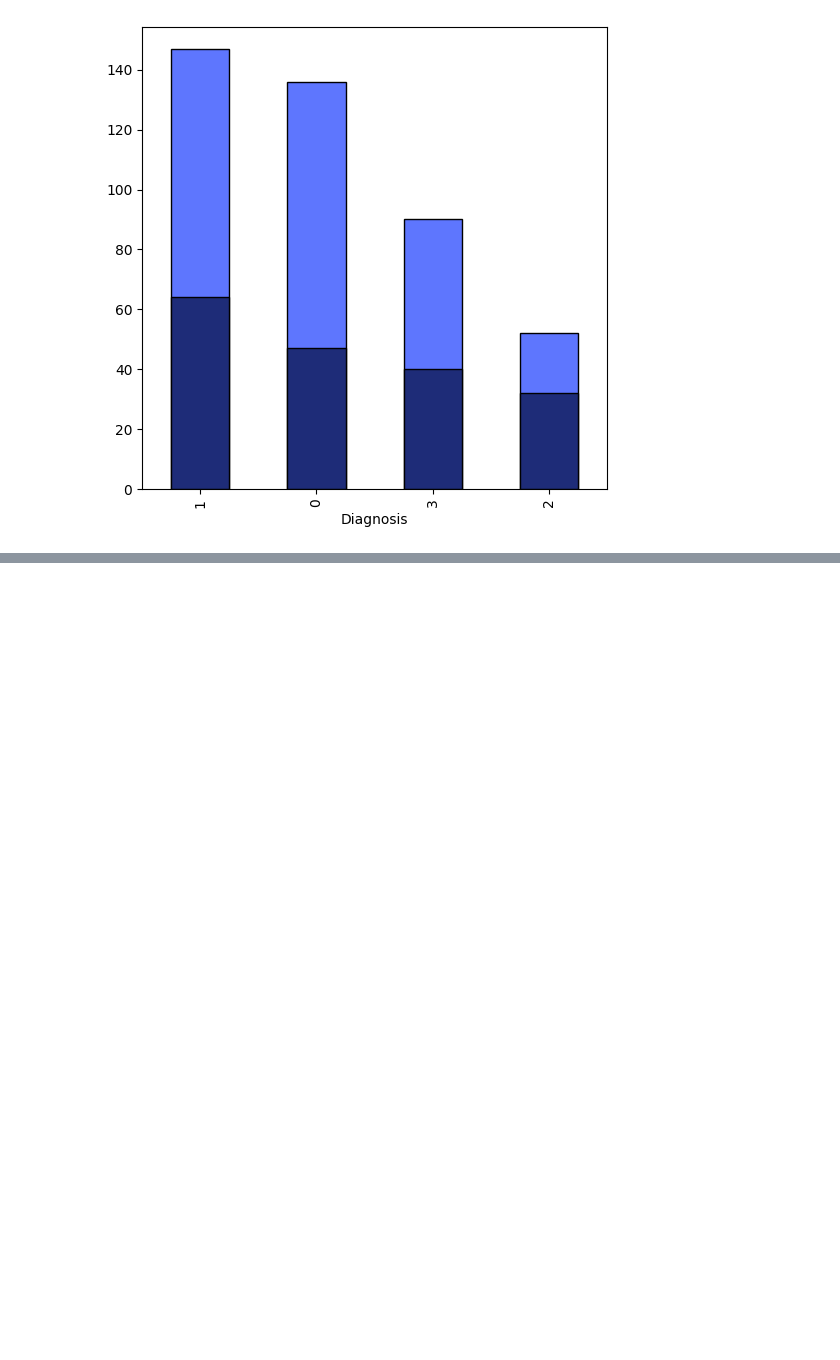
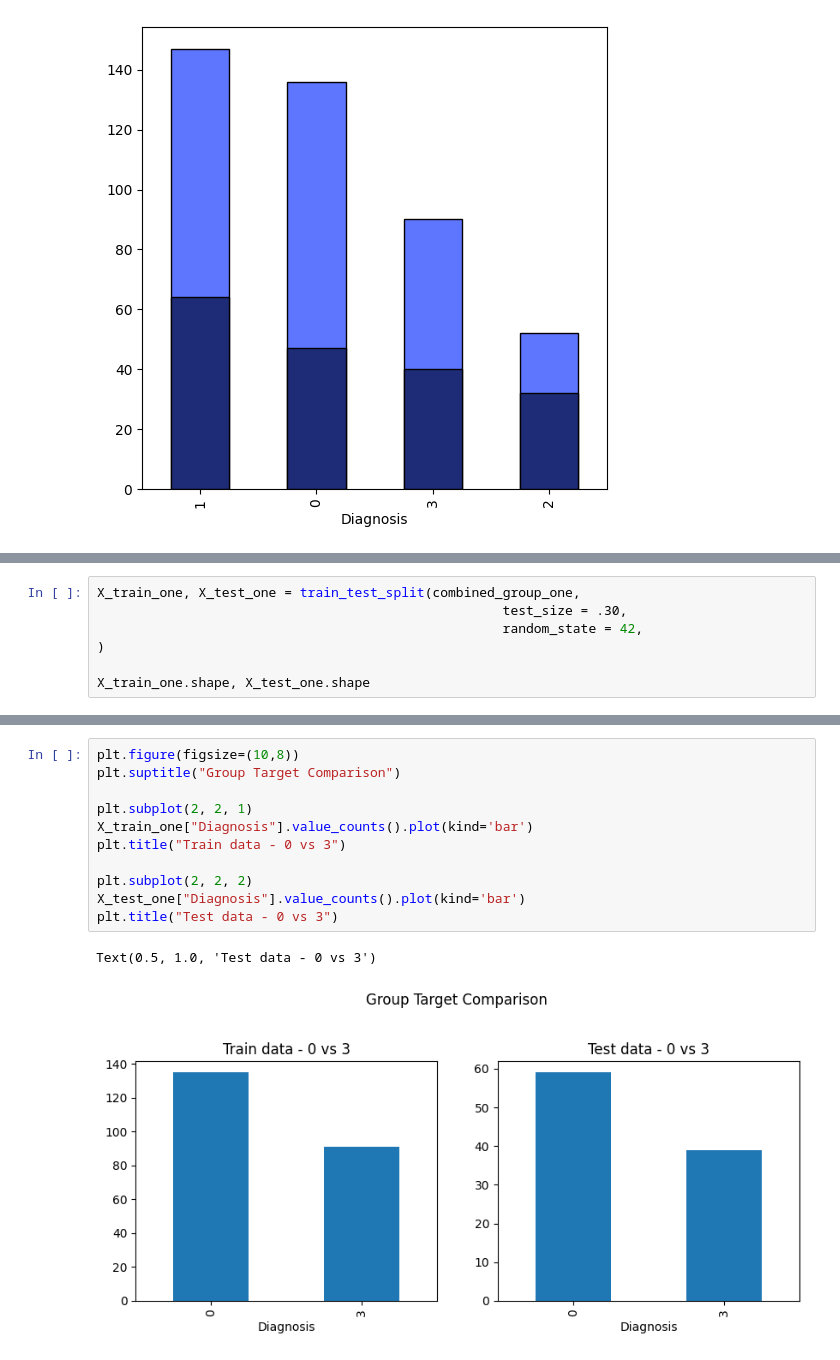
Before and after one commit to InfoAdam1998/Thesis-Project, a Jupyter notebook: notebooks/explanatory_data_analysis/train_test_split_analysis.ipynb, the cells around one changed output, grey strips where cells are left out. Saved outputs shown, nothing was run; the diff lists cells and outputs as text; blank space fills up the shorter version.

```diff
--- a/notebooks/explanatory_data_analysis/train_test_split_analysis.ipynb
+++ b/notebooks/explanatory_data_analysis/train_test_split_analysis.ipynb
@@ -80,0 +128,7 @@ y_test_vis.value_counts().plot(kind = "bar",
+# %%
+X_train_one, X_test_one = train_test_split(combined_group_one,
+                                                    test_size = .30,
+                                                    random_state = 42,
+)
+
+X_train_one.shape, X_test_one.shape
@@ -80,0 +156,14 @@ y_test_vis.value_counts().plot(kind = "bar",
+# %%
+plt.figure(figsize=(10,8))
+plt.suptitle("Group Target Comparison")
+
+plt.subplot(2, 2, 1)
+X_train_one["Diagnosis"].value_counts().plot(kind='bar')
+plt.title("Train data - 0 vs 3")
+
+plt.subplot(2, 2, 2)
+X_test_one["Diagnosis"].value_counts().plot(kind='bar')
+plt.title("Test data - 0 vs 3")
+# %% [output]
+Text(0.5, 1.0, 'Test data - 0 vs 3')
+[figure, added]
```
Also changed, not shown: parts of 15 cells of this notebook, 12 other files.
